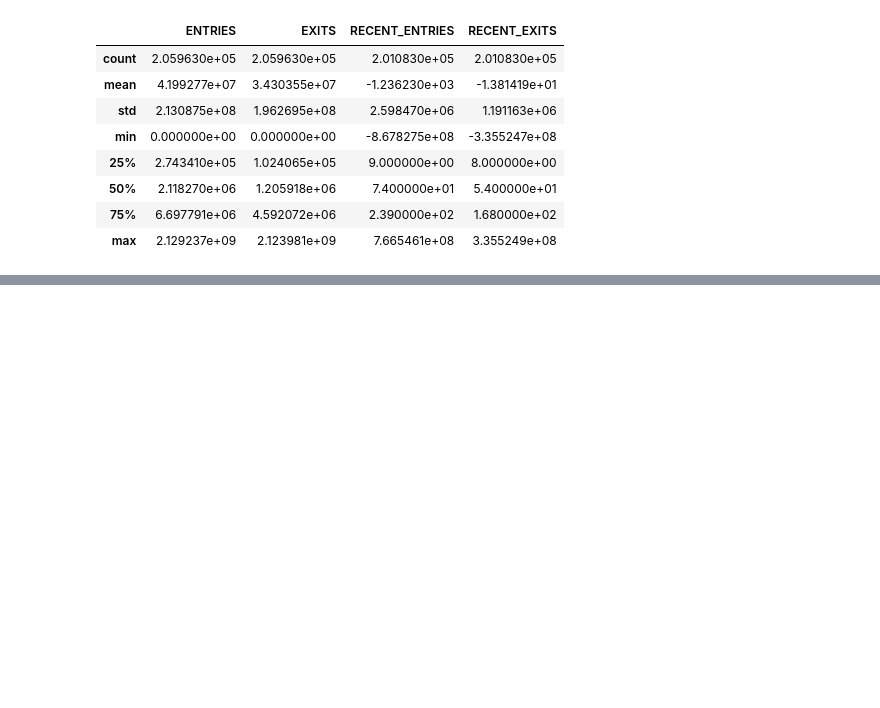
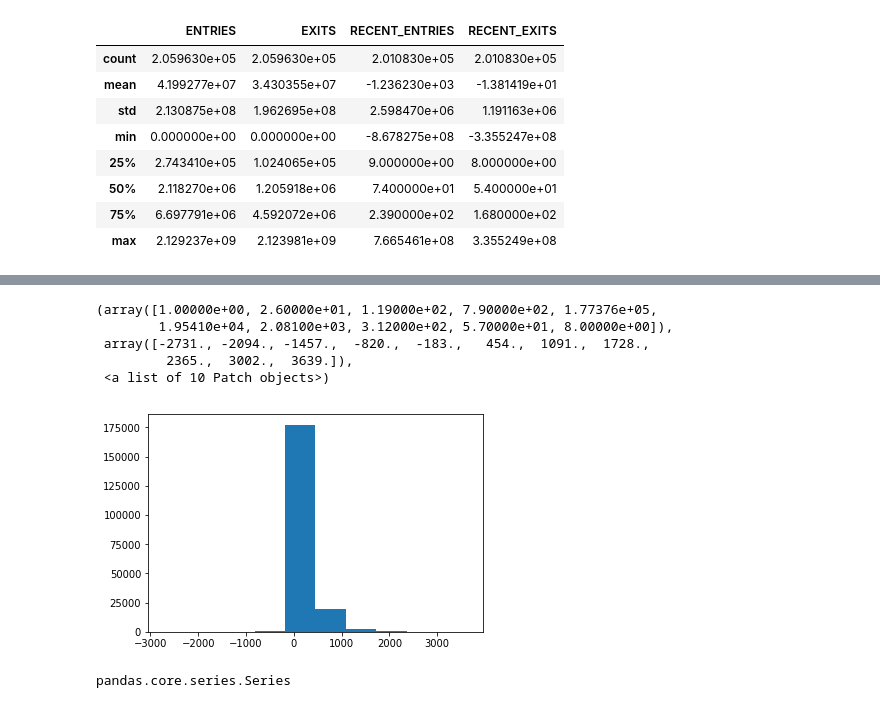
Before and after one commit to alexmuhr/metis_project_1, a Jupyter notebook: turnstile_data.ipynb, the cells around one changed output, grey strips where cells are left out. Cells and saved outputs as stored; diff of their text form; code cells hidden in the pictures; blank space fills up the shorter version.

Commit message:
cleaned data and MVP bar chart

```diff
--- a/turnstile_data.ipynb
+++ b/turnstile_data.ipynb
@@ -155,0 +182,3 @@ turnstile[turnstile['RECENT_ENTRIES'] > 10000]
+# %%
+turnstile = compute_differences(turnstile)
+turnstile
@@ -155,0 +216,3 @@ turnstile[turnstile['RECENT_ENTRIES'] > 10000]
+# %%
+turnstile.reset_index(drop = True, inplace = True)
+turnstile[turnstile['RECENT_ENTRIES'] > 10000]
@@ -155,0 +270,2 @@ turnstile[turnstile['RECENT_ENTRIES'] > 10000]
+# %%
+bad_indices = turnstile[(turnstile['RECENT_ENTRIES'] > 5000) | (turnstile['RECENT_ENTRIES'] < -5000) | (turnstile['RECENT_EXITS'] > 5000) | (turnstile['RECENT_EXITS'] < -5000)].index
@@ -155,0 +279,2 @@ turnstile[turnstile['RECENT_ENTRIES'] > 10000]
+# %%
+turnstile.drop(index = bad_indices, inplace = True)
@@ -155,0 +301,9 @@ turnstile[turnstile['RECENT_ENTRIES'] > 10000]
+# %%
+plt.hist(turnstile['RECENT_ENTRIES'])
+# %% [output]
+(array([1.00000e+00, 2.60000e+01, 1.19000e+02, 7.90000e+02, 1.77376e+05,
+        1.95410e+04, 2.08100e+03, 3.12000e+02, 5.70000e+01, 8.00000e+00]),
+ array([-2731., -2094., -1457.,  -820.,  -183.,   454.,  1091.,  1728.,
+         2365.,  3002.,  3639.]),
+ <a list of 10 Patch objects>)
+[figure, added]
@@ -155,0 +312,4 @@ turnstile[turnstile['RECENT_ENTRIES'] > 10000]
+# %%
+type(median_entries)
+# %% [output]
+pandas.core.series.Series
```
Also changed, not shown: parts of 20 cells of this notebook.
